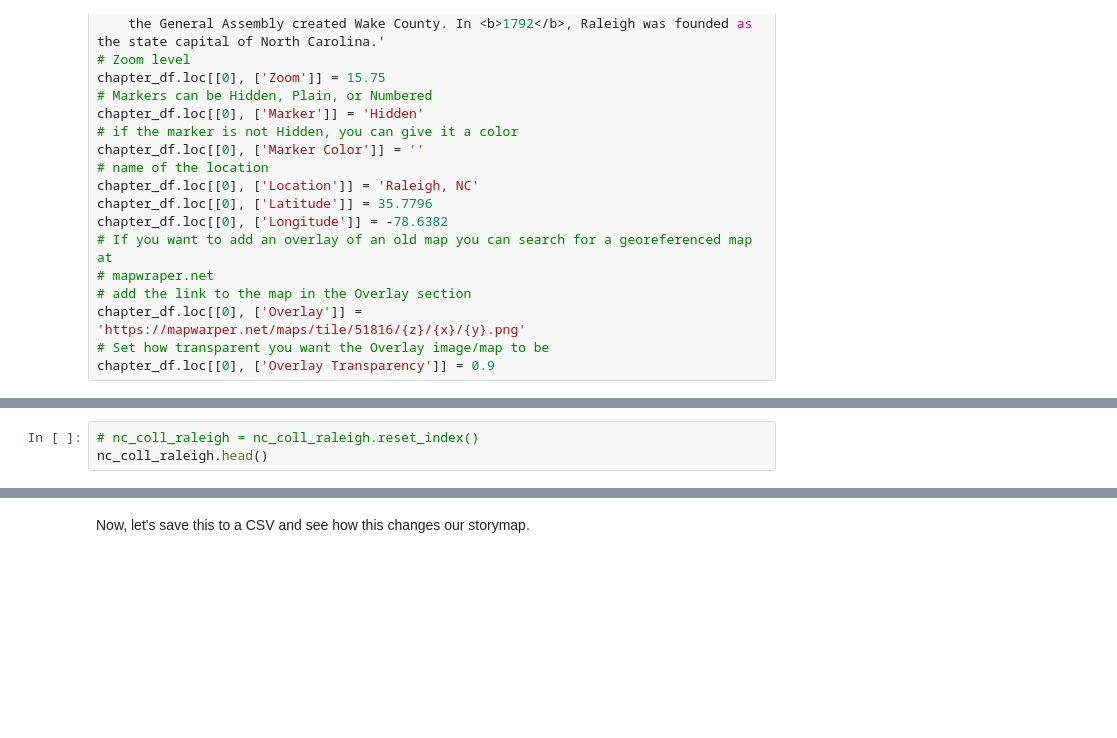
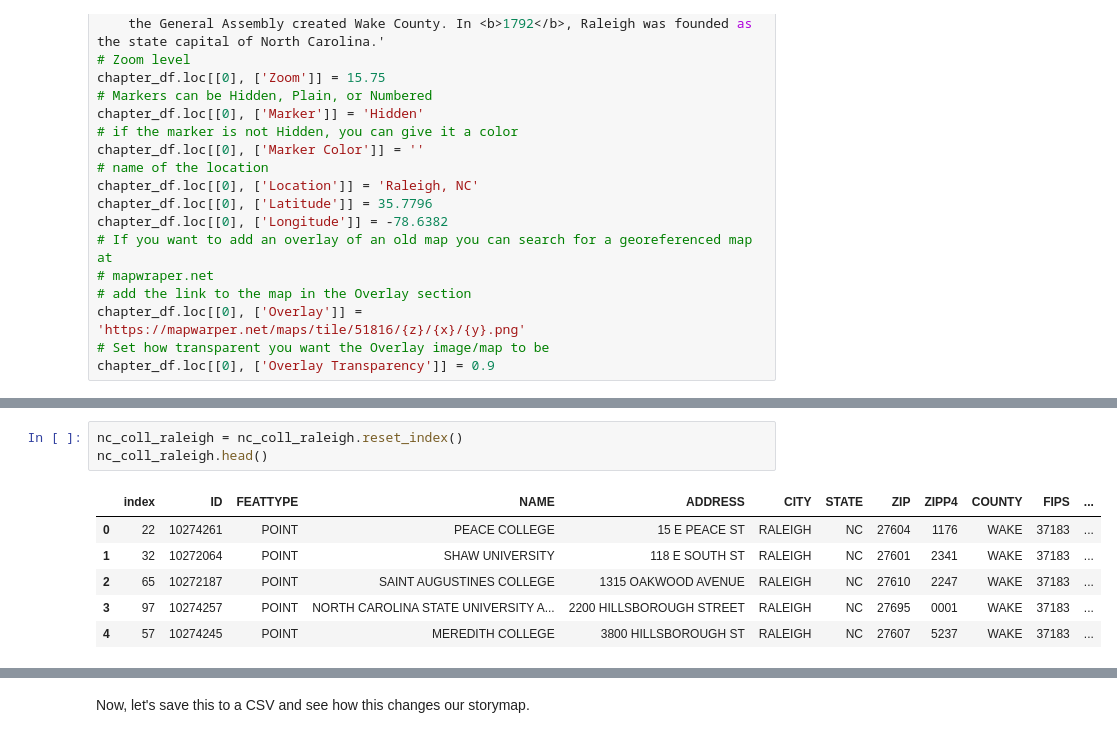
Before and after one commit to mdgaines/leaflet-storymap-nr491, a Jupyter notebook: storymap.ipynb, the cells around one changed output, grey strips where cells are left out. Saved outputs shown, nothing was run; the diff lists cells and outputs as text; blank space fills up the shorter version.

```diff
--- a/storymap.ipynb
+++ b/storymap.ipynb
@@ -393,6 +410,13 @@ chapter_df
 # %%
-# nc_coll_raleigh = nc_coll_raleigh.reset_index()
+nc_coll_raleigh = nc_coll_raleigh.reset_index()
 nc_coll_raleigh.head()
+# %% [output]
+|  | index | ID | FEATTYPE | NAME | ADDRESS | CITY | STATE | ZIP | ZIPP4 | COUNTY | FIPS | ... |
+| 0 | 22 | 10274261 | POINT | PEACE COLLEGE | 15 E PEACE ST | RALEIGH | NC | 27604 | 1176 | WAKE | 37183 | ... |
+| 1 | 32 | 10272064 | POINT | SHAW UNIVERSITY | 118 E SOUTH ST | RALEIGH | NC | 27601 | 2341 | WAKE | 37183 | ... |
+| 2 | 65 | 10272187 | POINT | SAINT AUGUSTINES COLLEGE | 1315 OAKWOOD AVENUE | RALEIGH | NC | 27610 | 2247 | WAKE | 37183 | ... |
+| 3 | 97 | 10274257 | POINT | NORTH CAROLINA STATE UNIVERSITY A... | 2200 HILLSBOROUGH STREET | RALEIGH | NC | 27695 | 0001 | WAKE | 37183 | ... |
+| 4 | 57 | 10274245 | POINT | MEREDITH COLLEGE | 3800 HILLSBOROUGH ST | RALEIGH | NC | 27607 | 5237 | WAKE | 37183 | ... |
 # %%
 for i in nc_coll_raleigh.index:
     # print(nc_coll_raleigh.iloc[i])
```
Also changed, not shown: parts of 4 cells of this notebook, 1 other file.
